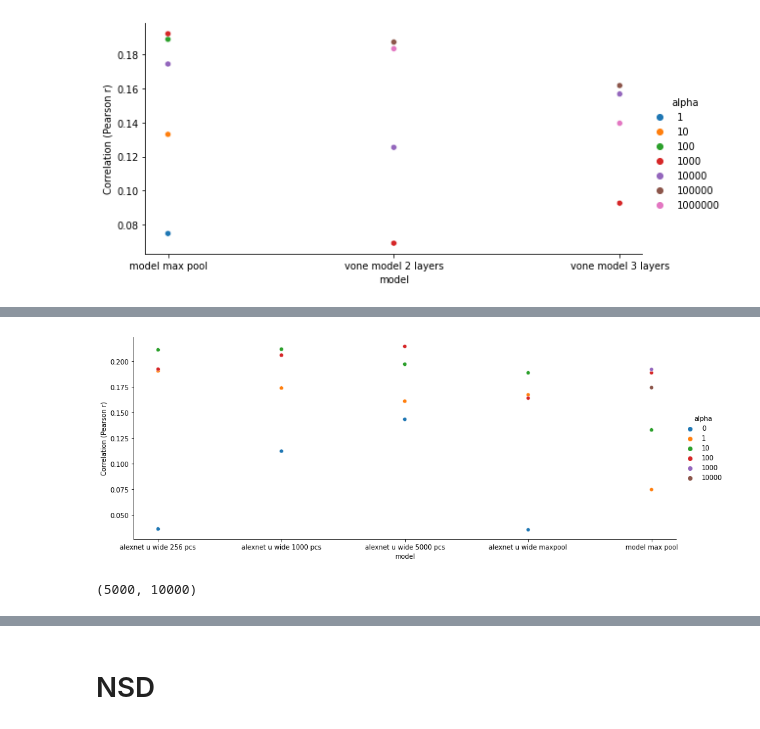
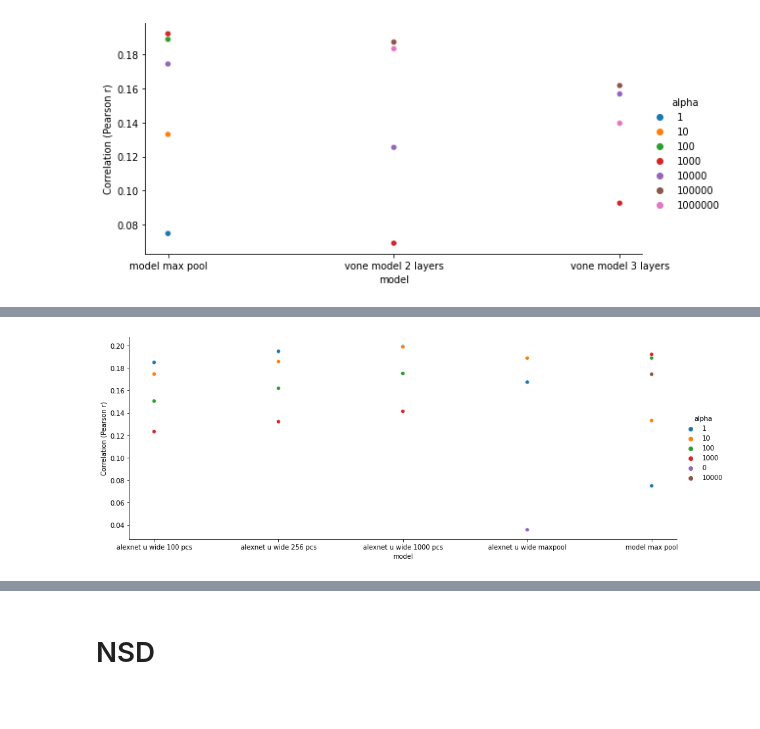
Before and after one commit to akazemian/untrained_models_of_visual_cortex, a Jupyter notebook: plots/plot_encoding_performance.ipynb, the cells around one changed output, grey strips where cells are left out. Cells and saved outputs as stored; diff of their text form; code cells hidden in the pictures.

```diff
--- a/plots/plot_encoding_performance.ipynb
+++ b/plots/plot_encoding_performance.ipynb
@@ -28,7 +28,7 @@ def get_activations_iden(dataset, model_info):
     activations_identifier = model_name + '_' + f'{model_info["num_layers"]}_layers' + '_' + f'{model_info["num_features"]}_features'
 
     if model_info['pca']:
-        activations_identifier = activations_identifier + '_' + f'{model_info["num_pca_components"]}' + '_'  + f'{model_info["pca_dataset"]}' + '_' + 'pcs'
+        activations_identifier = activations_identifier + '_' + f'{model_info["pca_type"]}' + '_' + f'{model_info["num_pca_components"]}' + '_'  + f'{model_info["pca_dataset"]}' + '_' + 'pcs'
 
     return activations_identifier + '_' + dataset
 
@@ -295,6 +376,20 @@ region = 'V4'
 mode = 'train'
 
 data_dict = {
+            'alexnet u wide 100 pcs':{
+                'iden':'alexnet_u_wide',
+                'layers': ['last'],
+                'preprocess':Preprocess(im_size=224).PreprocessRGB,
+                'num_layers':5,
+                'num_features':10000,
+                'pca':True,
+                'pca_type':'pca',
+                'num_pca_components':100,
+                'pca_dataset':'nsd',
+                'max_pool':False,
+                'alphas': [10**i for i in range(4)]},
+
+
             'alexnet u wide 256 pcs':{
                 'iden':'alexnet_u_wide',
                 'layers': ['last'],
@@ -302,11 +397,13 @@ data_dict = {
                 'num_layers':5,
                 'num_features':10000,
                 'pca':True,
+                'pca_type':'pca',
                 'num_pca_components':256,
                 'pca_dataset':'nsd',
                 'max_pool':False,
-                'alphas':[0] + [10**i for i in range(3)],
-                },
+                'alphas':[10**i for i in range(4)]},
+
+
 
             'alexnet u wide 1000 pcs':{
                 'iden':'alexnet_u_wide',
@@ -315,58 +412,39 @@ data_dict = {
                 'num_layers':5,
                 'num_features':10000,
                 'pca':True,
+                'pca_type':'pca',
                 'num_pca_components':1000,
                 'pca_dataset':'nsd',
                 'max_pool':False,
-                'alphas':[0] + [10**i for i in range(3)],
-                },
+                'alphas':[10**i for i in range(4)]},
 
-            'alexnet u wide 5000 pcs':{
-                'iden':'alexnet_u_wide',
-                'layers': ['last'],
-                'preprocess':Preprocess(im_size=224).PreprocessRGB,
-                'num_layers':5,
-                'num_features':10000,
-                'pca':True,
-                'num_pca_components':5000,
-                'pca_dataset':'nsd',
-                'max_pool':False,
-                'alphas':[0] + [10**i for i in range(3)],
-                },
+
 
             'alexnet u wide maxpool':{
                 'iden':'alexnet_u_wide',
                 'layers': ['last'],
                 'preprocess':Preprocess(im_size=224).PreprocessRGB,
                 'num_layers':5,
                 'num_features':10000,
                 'pca':False,
                 'max_pool':True,
-                'alphas':[0] + [10**i for i in range(3)],
+                'alphas':[0] + [10**i for i in range(2)],
                 },
 
              'model max pool':{
                 'iden':'model',
                 'layers': ['last'],
                 'preprocess':Preprocess(im_size=96).PreprocessGS,
                 'num_layers':3,
                 'num_features':10000,
                 'pca':False,
                 'max_pool':True,
                 'alphas':[10**i for i in range(5)],
                 'name':'alexnet_u_wide_maxpool'
                 },
     }
 
 
 plot_data_means(data_dict, dataset, region, mode, file_name='alexnet wide untrained',show_legend=False)
 # %% [output]
-[figure, old version]
+[figure, new version]
-# %%
-
-
-file = open('/data/atlas/pca_mp/alexnet_u_wide_pca_5000_naturalscenes', 'rb')
-_pca = pickle.load(file)
-_pca.components_.shape
-# %% [output]
-(5000, 10000)
```
Also changed, not shown: parts of 6 cells of this notebook, 10 other files.
